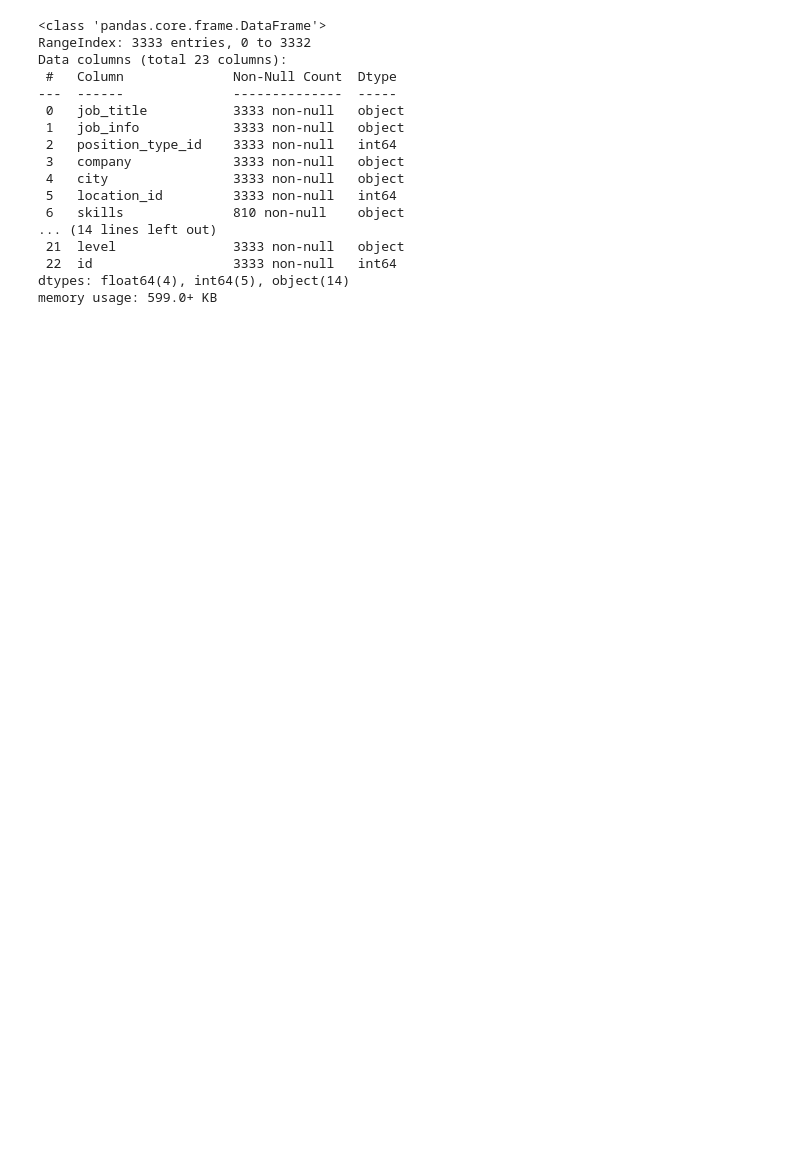
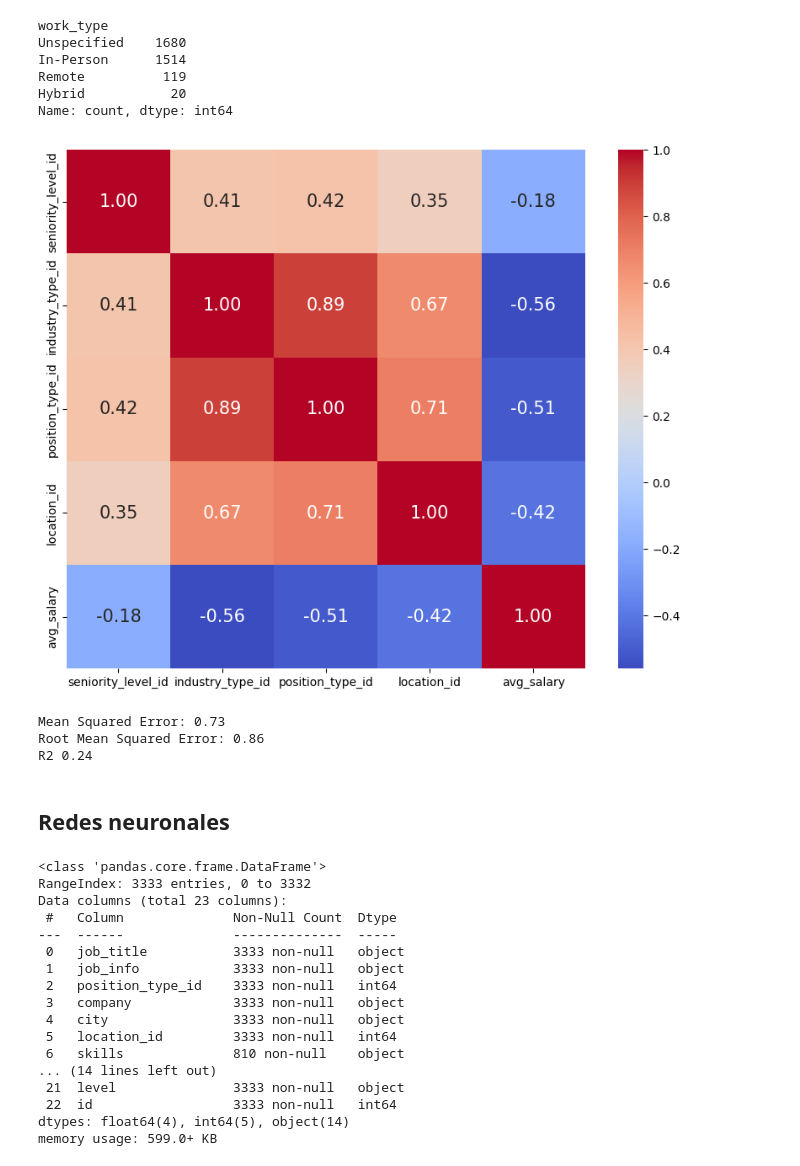
Before and after one commit to No-Country-simulation/c20-67-m-data-bi, a Jupyter notebook: ETL_EDA/model_ml.ipynb, the cells around one changed output. Cells and saved outputs as stored; diff of their text form; code cells hidden in the pictures; blank space fills up the shorter version.

Commit message:
testeo de modelo ML

```diff
--- a/ETL_EDA/model_ml.ipynb
+++ b/ETL_EDA/model_ml.ipynb
@@ -8,0 +37,64 @@ seniority_levels = pd.read_csv(r"seniority_levels.csv")
+# %%
+job_postings.work_type.value_counts()
+# %% [output]
+work_type
+Unspecified    1680
+In-Person      1514
+Remote          119
+Hybrid           20
+Name: count, dtype: int64
+# %%
+df=job_postings[['seniority_level_id','industry_type_id','position_type_id','location_id','avg_salary']].copy()
+# %%
+corr = df.corr(method='pearson')
+plt.figure(figsize=(10,8))
+sns.heatmap(corr, cbar = True,  square = True, annot=True, fmt= '.2f',annot_kws={'size': 15},
+           xticklabels= df.columns,
+           yticklabels= df.columns,
+           cmap= 'coolwarm')
+plt.show()
+# %% [output]
+[figure, added]
+# %%
+#definimos las variables atributos y la variable a predecir
+#df = job_postings[['seniority_level_id','position_type_id','location_id','avg_salary']]
+
+# Codificar las columnas categóricas usando One-Hot Encoding
+#encoder = OneHotEncoder()
+#encoded_features = encoder.fit_transform(df[['position', 'state', 'level','industry_type_id']]).toarray()
+
+# Crear un nuevo DataFrame con las features codificadas y la target
+#df_encoded = pd.DataFrame(encoded_features)
+# Estandarizar la columna 'avg_salary'
+scaler = StandardScaler()
+df['salary'] = scaler.fit_transform(df['avg_salary'].values.reshape(-1, 1))
+#df_encoded['salary'] = df['avg_salary']
+
+# Dividir los datos en entrenamiento y prueba
+X = df.drop(['salary','avg_salary','industry_type_id'], axis=1).values
+y = df['salary'].values
+
+X_train, X_test, y_train, y_test = train_test_split(X, y, test_size=0.3, random_state=42)
+
+# Crear un modelo de Random Forest
+model = RandomForestRegressor()
+
+# Entrenar el modelo
+model.fit(X_train, y_train)
+
+# Hacer predicciones
+y_pred = model.predict(X_test)
+
+# Evaluar el modelo
+mse = mean_squared_error(y_test, y_pred)
+r2 = r2_score(y_test, y_pred)
+rmse = np.sqrt(mse)
+print("Mean Squared Error:", mse.round(2))
+print("Root Mean Squared Error:", rmse.round(2))
+print("R2",r2.round(2))
+# %% [output]
+Mean Squared Error: 0.73
+Root Mean Squared Error: 0.86
+R2 0.24
+# %% [markdown]
+## Redes neuronales
```
Also changed, not shown: parts of 8 cells of this notebook.
